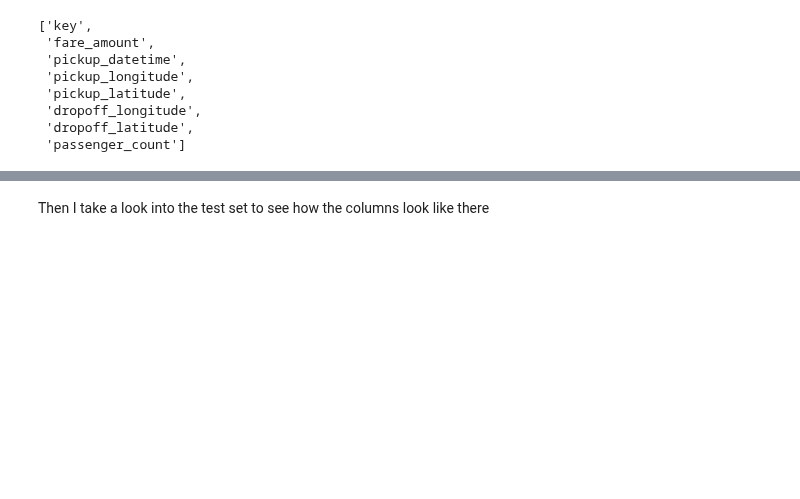
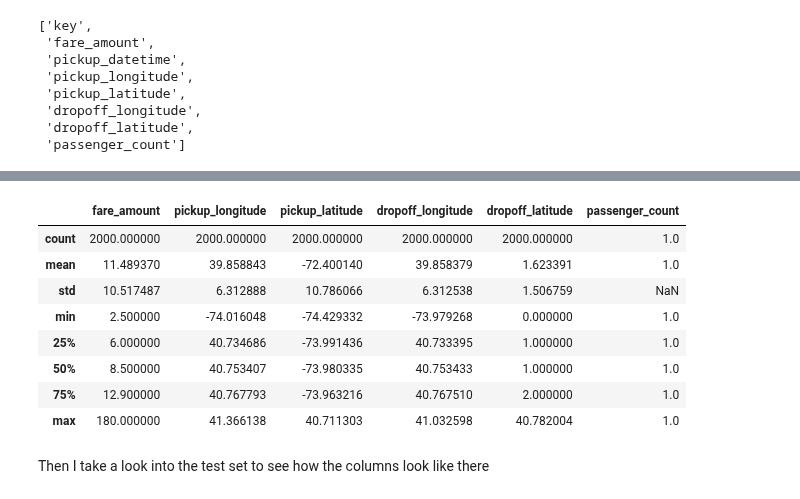
Before and after one commit to f4n9x/da_portfolio, a Jupyter notebook: taxi-fare-prediction.ipynb, the cells around one changed output, grey strips where cells are left out. Cells and saved outputs as stored; diff of their text form; code cells hidden in the pictures; blank space fills up the shorter version.

```diff
--- a/taxi-fare-prediction.ipynb
+++ b/taxi-fare-prediction.ipynb
@@ -46,0 +60,13 @@ tax_train.head()
+# %%
+# check statistics of the features
+tax_train.describe()
+# %% [output]
+|  | fare_amount | pickup_longitude | pickup_latitude | dropoff_longitude | dropoff_latitude | passenger_count |
+| count | 2000.000000 | 2000.000000 | 2000.000000 | 2000.000000 | 2000.000000 | 1.0 |
+| mean | 11.489370 | 39.858843 | -72.400140 | 39.858379 | 1.623391 | 1.0 |
+| std | 10.517487 | 6.312888 | 10.786066 | 6.312538 | 1.506759 | NaN |
+| min | 2.500000 | -74.016048 | -74.429332 | -73.979268 | 0.000000 | 1.0 |
+| 25% | 6.000000 | 40.734686 | -73.991436 | 40.733395 | 1.000000 | 1.0 |
+| 50% | 8.500000 | 40.753407 | -73.980335 | 40.753433 | 1.000000 | 1.0 |
+| 75% | 12.900000 | 40.767793 | -73.963216 | 40.767510 | 2.000000 | 1.0 |
+| max | 180.000000 | 41.366138 | 40.711303 | 41.032598 | 40.782004 | 1.0 |
```
Also changed, not shown: parts of 6 cells of this notebook.
